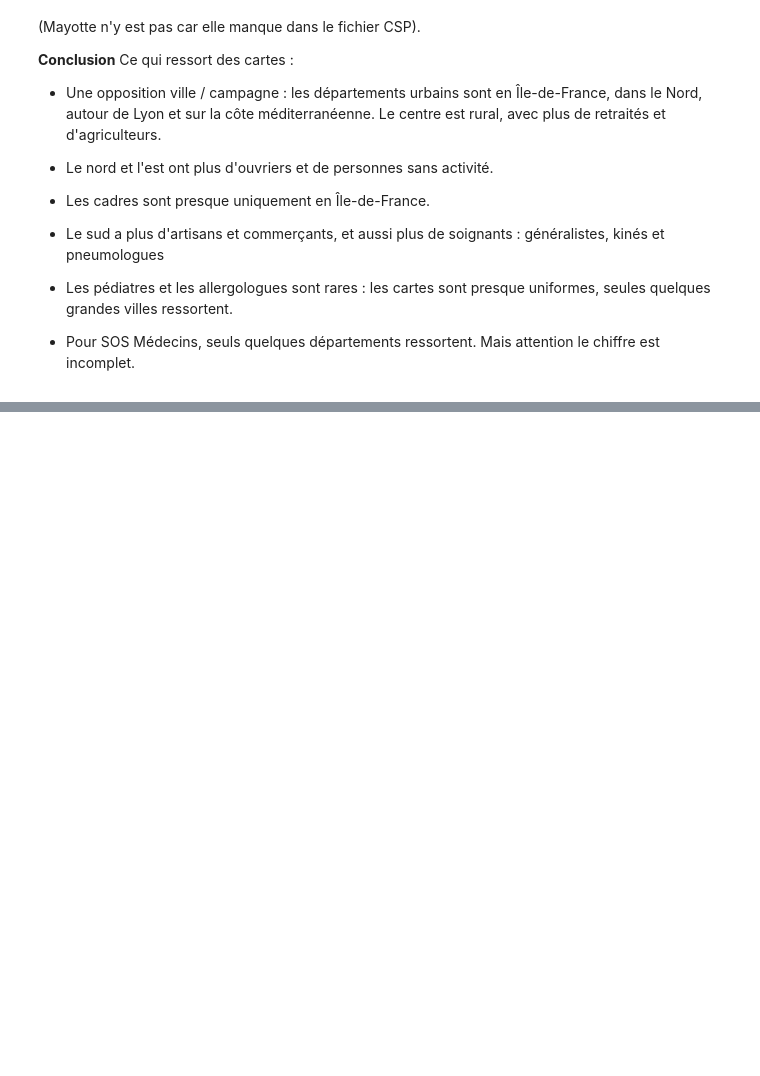
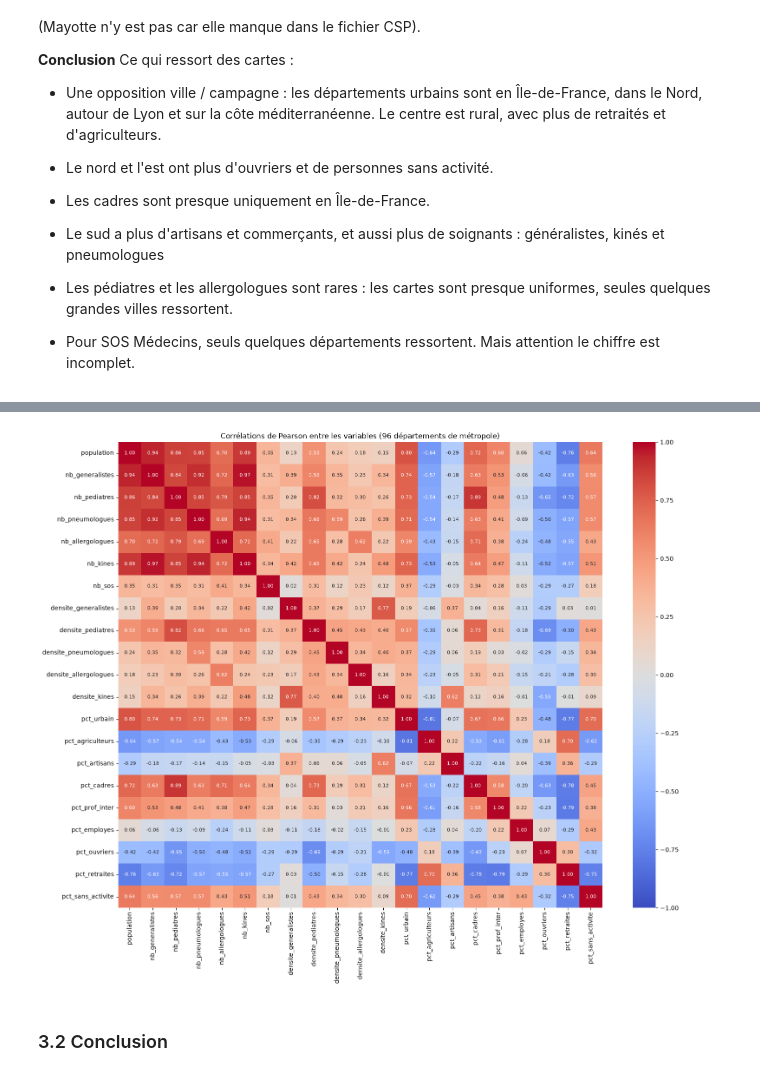
Before and after one commit to jbrocardplatim/LIORA_PROJET_PATHO_RESPIRATOIRES, a Jupyter notebook: notebooks/04d_synthese_socio_eco.ipynb, the cells around one changed output, grey strips where cells are left out. Drawn from its saved outputs; the diff is of its cells as text; code cells hidden in the pictures; blank space fills up the shorter version.

```diff
--- a/notebooks/04d_synthese_socio_eco.ipynb
+++ b/notebooks/04d_synthese_socio_eco.ipynb
@@ -111,0 +117,26 @@ Ce qui ressort des cartes :
+# %%
+import seaborn as sns
+from scipy.stats import pearsonr
+
+# on travaille sur la métropole (96 départements)
+metro = socio[socio['est_drom'] == False]
+
+# toutes les variables chiffrées
+variables = ['population', 'nb_generalistes', 'nb_pediatres', 'nb_pneumologues', 'nb_allergologues',
+             'nb_kines', 'nb_sos', 'densite_generalistes', 'densite_pediatres', 'densite_pneumologues',
+             'densite_allergologues', 'densite_kines', 'pct_urbain', 'pct_agriculteurs', 'pct_artisans',
+             'pct_cadres', 'pct_prof_inter', 'pct_employes', 'pct_ouvriers', 'pct_retraites', 'pct_sans_activite']
+
+# matrice de corrélation (21 x 21)
+correlations = metro[variables].corr()
+
+# heatmap : rouge = les deux montent ensemble, bleu = l'une monte quand l'autre baisse
+plt.figure(figsize=(16, 13))
+sns.heatmap(correlations, annot=True, fmt='.2f', annot_kws={'size': 8}, cmap='coolwarm', vmin=-1, vmax=1)
+plt.title('Corrélations de Pearson entre les variables (96 départements de métropole)')
+plt.tight_layout()
+plt.show()
+# %% [output]
+[figure, added]
+# %% [markdown]
+### 3.2 Conclusion
```
Also changed, not shown: parts of 11 cells of this notebook, 4 other files.
